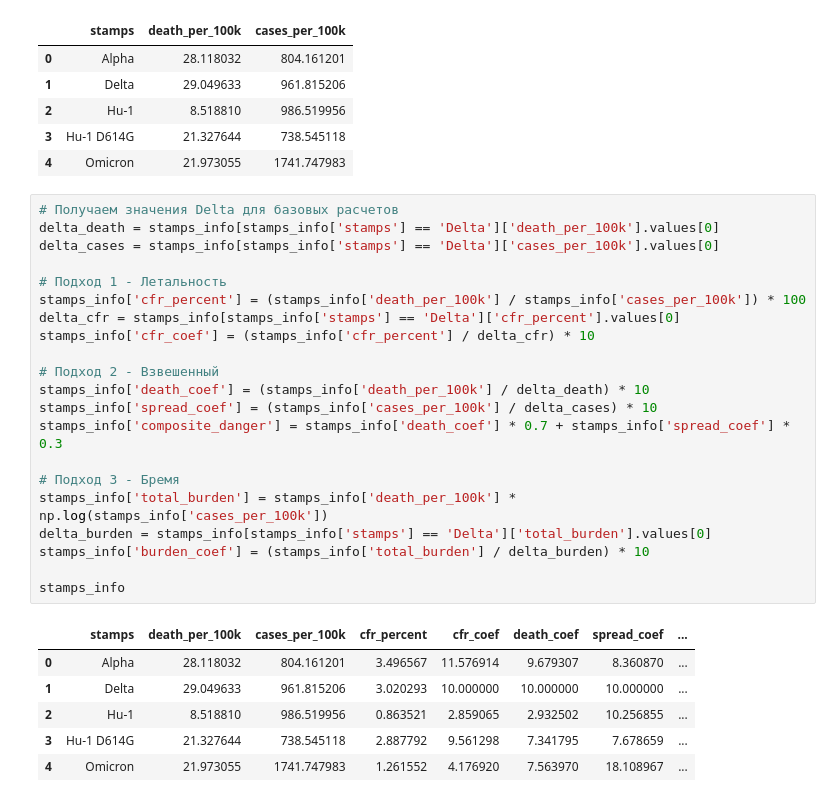
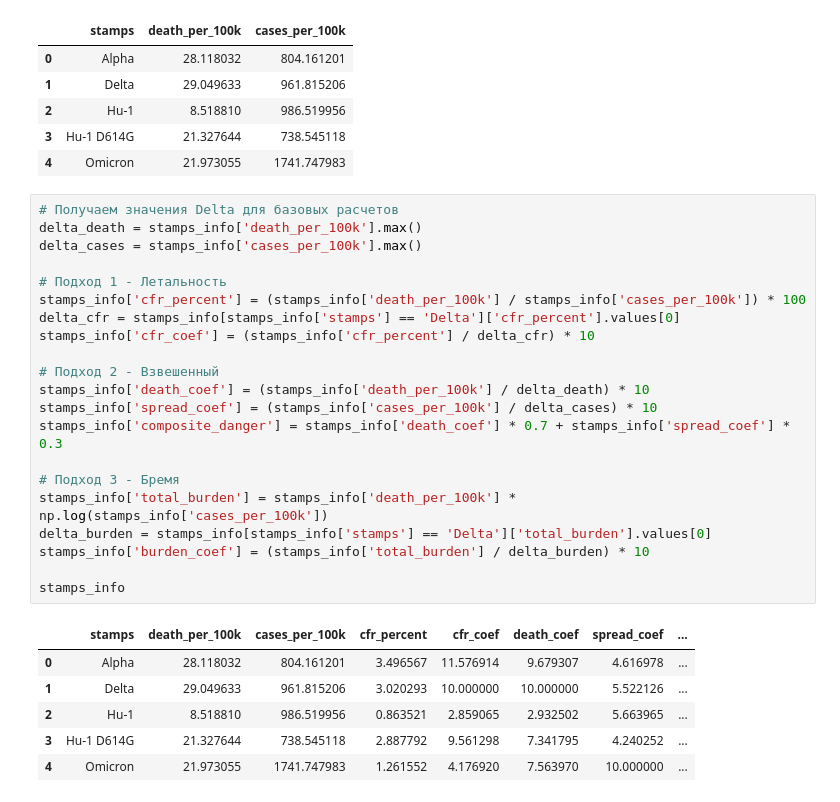
Before and after one commit to JesseHeisenberg/covid_19_statistic, a Jupyter notebook: main (2).ipynb, the cells around one changed output. Saved outputs shown, nothing was run; the diff lists cells and outputs as text.

```diff
--- a/main (2).ipynb
+++ b/main (2).ipynb
@@ -750,29 +754,29 @@ stamps_info
 | 4 | Omicron | 21.973055 | 1741.747983 |
 # %%
 # Получаем значения Delta для базовых расчетов
-delta_death = stamps_info[stamps_info['stamps'] == 'Delta']['death_per_100k'].values[0]
-delta_cases = stamps_info[stamps_info['stamps'] == 'Delta']['cases_per_100k'].values[0]
+delta_death = stamps_info['death_per_100k'].max()
+delta_cases = stamps_info['cases_per_100k'].max()
 
 # Подход 1 - Летальность
 stamps_info['cfr_percent'] = (stamps_info['death_per_100k'] / stamps_info['cases_per_100k']) * 100
 delta_cfr = stamps_info[stamps_info['stamps'] == 'Delta']['cfr_percent'].values[0]
 stamps_info['cfr_coef'] = (stamps_info['cfr_percent'] / delta_cfr) * 10
 
 # Подход 2 - Взвешенный
 stamps_info['death_coef'] = (stamps_info['death_per_100k'] / delta_death) * 10
 stamps_info['spread_coef'] = (stamps_info['cases_per_100k'] / delta_cases) * 10
 stamps_info['composite_danger'] = stamps_info['death_coef'] * 0.7 + stamps_info['spread_coef'] * 0.3
 
 # Подход 3 - Бремя
 stamps_info['total_burden'] = stamps_info['death_per_100k'] * np.log(stamps_info['cases_per_100k'])
 delta_burden = stamps_info[stamps_info['stamps'] == 'Delta']['total_burden'].values[0]
 stamps_info['burden_coef'] = (stamps_info['total_burden'] / delta_burden) * 10
 
 stamps_info
 # %% [output]
 |  | stamps | death_per_100k | cases_per_100k | cfr_percent | cfr_coef | death_coef | spread_coef | ... |
-| 0 | Alpha | 28.118032 | 804.161201 | 3.496567 | 11.576914 | 9.679307 | 8.360870 | ... |
-| 1 | Delta | 29.049633 | 961.815206 | 3.020293 | 10.000000 | 10.000000 | 10.000000 | ... |
-| 2 | Hu-1 | 8.518810 | 986.519956 | 0.863521 | 2.859065 | 2.932502 | 10.256855 | ... |
-| 3 | Hu-1 D614G | 21.327644 | 738.545118 | 2.887792 | 9.561298 | 7.341795 | 7.678659 | ... |
-| 4 | Omicron | 21.973055 | 1741.747983 | 1.261552 | 4.176920 | 7.563970 | 18.108967 | ... |
+| 0 | Alpha | 28.118032 | 804.161201 | 3.496567 | 11.576914 | 9.679307 | 4.616978 | ... |
+| 1 | Delta | 29.049633 | 961.815206 | 3.020293 | 10.000000 | 10.000000 | 5.522126 | ... |
+| 2 | Hu-1 | 8.518810 | 986.519956 | 0.863521 | 2.859065 | 2.932502 | 5.663965 | ... |
+| 3 | Hu-1 D614G | 21.327644 | 738.545118 | 2.887792 | 9.561298 | 7.341795 | 4.240252 | ... |
+| 4 | Omicron | 21.973055 | 1741.747983 | 1.261552 | 4.176920 | 7.563970 | 10.000000 | ... |
```
Also changed, not shown: parts of 2 cells of this notebook.
